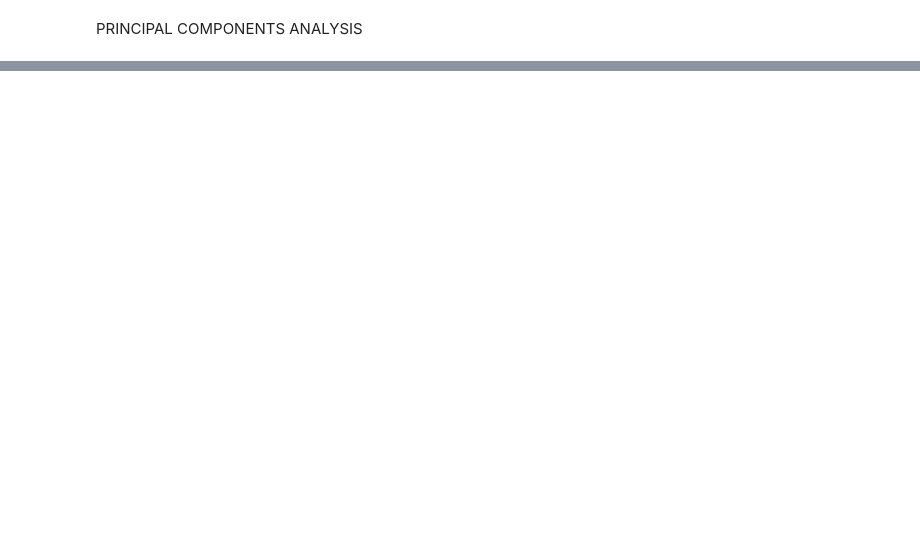
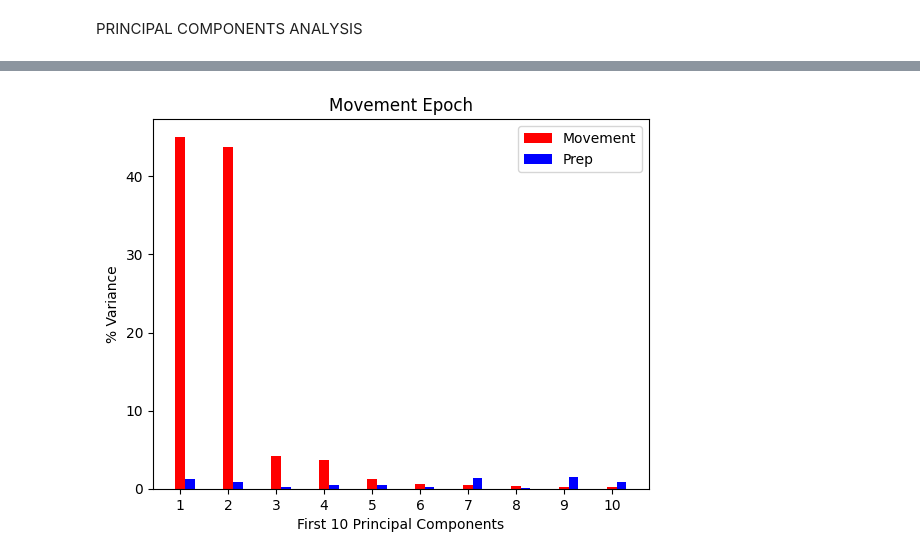
Before and after one commit to ryanling777/GlaserRNN, a Jupyter notebook: modular_rnn/speed_analysis.ipynb, the cells around one changed output, grey strips where cells are left out. Saved outputs shown, nothing was run; the diff lists cells and outputs as text; code cells hidden in the pictures; blank space fills up the shorter version.

```diff
--- a/modular_rnn/speed_analysis.ipynb
+++ b/modular_rnn/speed_analysis.ipynb
@@ -11,4 +69,8 @@ orig_df = pd.read_hdf('Test_Output.h5')
 # %%
 #orig_df = pd.read_pickle('Test_OutputUnrestricted.pkl')
-preparatory_rates = restrict_to_interval(orig_df,"idx_trial_start","idx_go_cue",0,0,None,None,None,False, True, 'motor_cortex_rates')
+preparatory_rates = restrict_to_interval(orig_df,"idx_target_on","idx_go_cue",0,0,None,None,None,False, True, 'motor_cortex_rates')
 movement_rates = restrict_to_interval(orig_df,"idx_go_cue","idx_trial_end",0,0,None,None,None,False, True, 'motor_cortex_rates')
+all_rates = orig_df
+# all_rates = restrict_to_interval(orig_df, "idx_go_cue","idx_trial_end",0,0,None,None,None,False, True, 'motor_cortex_rates')
+# Delay in movement
+# take whole trial, calculate first 3 principal components projecgt entire data set
@@ -131,0 +451,13 @@ plt.show()
+# %%
+x_axis = np.array([1.0,2.0,3.0,4.0,5.0,6.0,7.0,8.0,9.0,10.0])
+width = 0.2
+plt.bar(x_axis, variance_move, width=0.2, color='r', align='center')
+plt.bar(x_axis + width, proj_variance_prep, width=0.2, color='b', align='center')
+plt.title('Movement Epoch')
+plt.xlabel('First 10 Principal Components')
+plt.ylabel('% Variance')
+plt.xticks(x_axis)
+plt.legend(['Movement', 'Prep'])
+plt.show()
+# %% [output]
+[figure, added]
```
Also changed, not shown: parts of 30 cells of this notebook, 15 other files.
